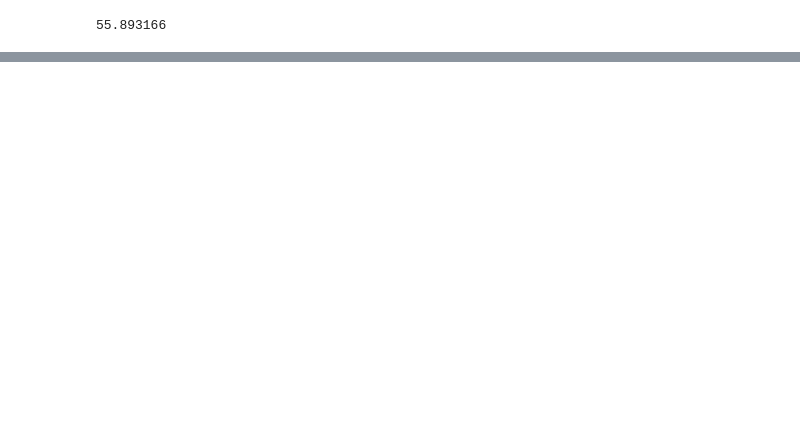
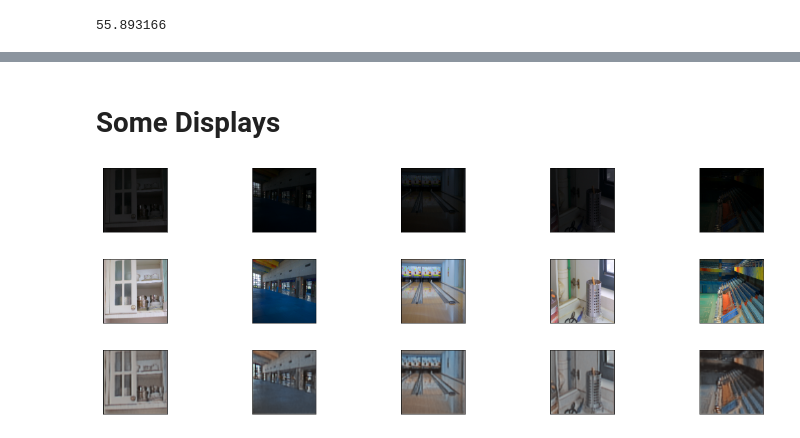
Before and after one commit to ali-kmirzaei/NN-and-DL, a Jupyter notebook: AutoEncoders.ipynb, the cells around one changed output, grey strips where cells are left out. Cells and saved outputs as stored; diff of their text form; code cells hidden in the pictures; blank space fills up the shorter version.

```diff
--- a/AutoEncoders.ipynb
+++ b/AutoEncoders.ipynb
@@ -208,0 +238,38 @@ print(np.mean(psnrs))
+# %% [markdown]
+# Some Displays
+# %%
+# Display test_input
+plt.figure(figsize=(20, 4))
+for i in range(5):
+    ax = plt.subplot(2, 5, i + 1)
+    plt.imshow(test_inputs[i])
+    plt.gray()
+    ax.get_xaxis().set_visible(False)
+    ax.get_yaxis().set_visible(False)
+plt.show()
+# %% [output]
+[figure, added]
+# %%
+# Display test_output
+plt.figure(figsize=(20, 4))
+for i in range(5):
+  ax = plt.subplot(2, 5, i + 1 + 5)
+  plt.imshow(test_outputs[i])
+  plt.gray()
+  ax.get_xaxis().set_visible(False)
+  ax.get_yaxis().set_visible(False)
+plt.show()
+# %% [output]
+[figure, added]
+# %%
+# Display preds
+plt.figure(figsize=(20, 4))
+for i in range(5):
+  ax = plt.subplot(2, 5, i + 1 + 5)
+  plt.imshow(preds[i])
+  plt.gray()
+  ax.get_xaxis().set_visible(False)
+  ax.get_yaxis().set_visible(False)
+plt.show()
+# %% [output]
+[figure, added]
```
Also changed, not shown: parts of 10 cells of this notebook.
